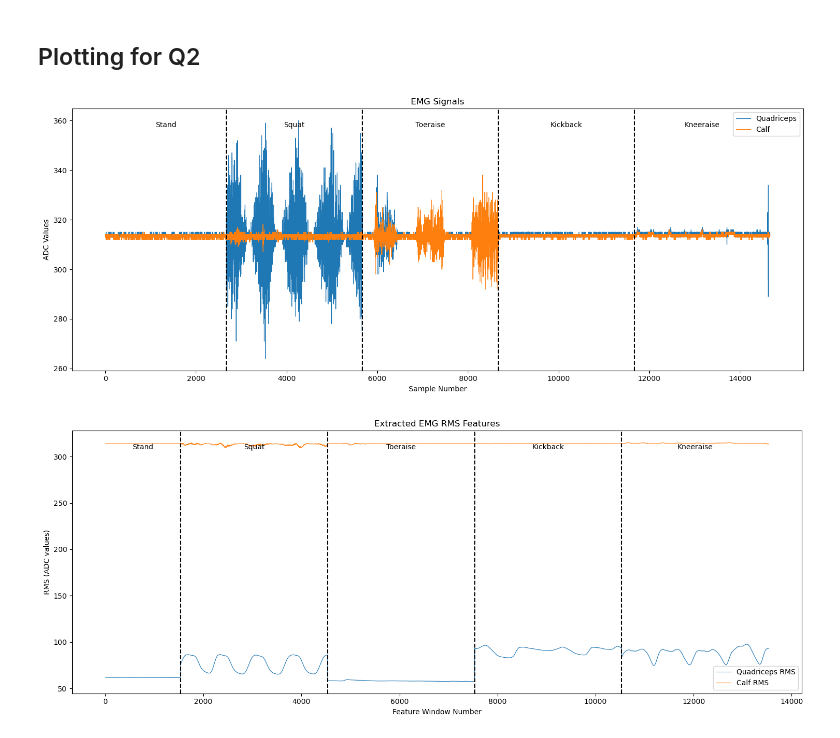
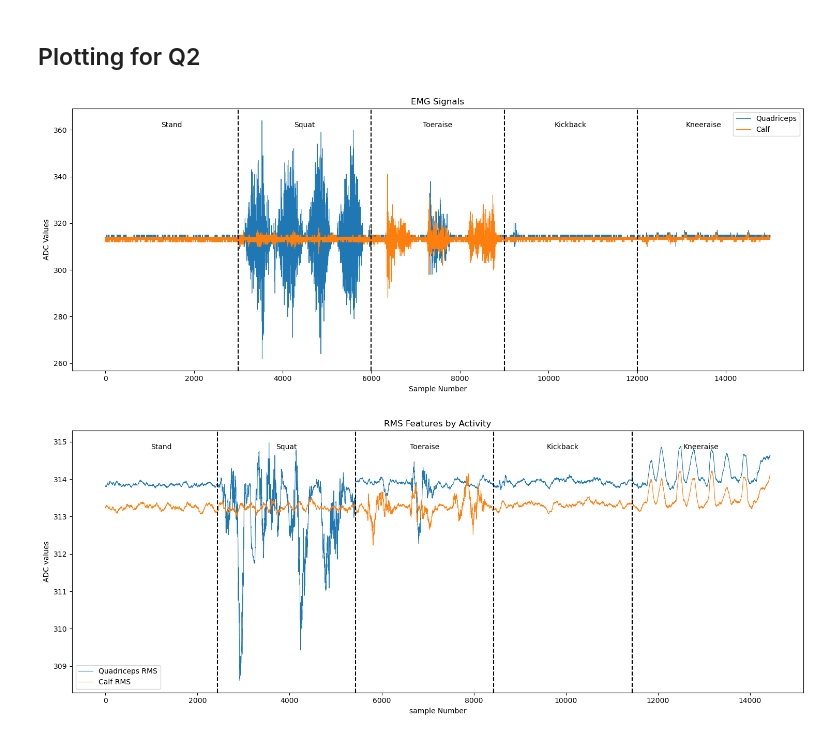
Before and after one commit to groggero/Wearables_Laboratories, a Jupyter notebook: LAB_2/data_movement/movement_lab2.ipynb, the cells around one changed output. Saved outputs shown, nothing was run; the diff lists cells and outputs as text; code cells hidden in the pictures.

Commit message:
Q2 should be done. Need to correct labels but plotting is there already.

```diff
--- a/LAB_2/data_movement/movement_lab2.ipynb
+++ b/LAB_2/data_movement/movement_lab2.ipynb
@@ -458,8 +479,9 @@ activity_names = ["Stand", "Squat", "Toeraise", "Kickback", "Kneeraise"]
 # Number of samples to plot per activity
 n_samples = 3000
 
-# Selecting only the first 3000 samples from each activity
-activity_short = [df.iloc[n_samples:n_samples*2] for df in activity_frames]
+# Selecting only 3000 samples from each activity
+#activity_frames=[df_stand_4col, df_squat_4col, df_toeraise_4col, df_kickback_4col, df_kneeraise_4col]
+activity_short = [df.iloc[n_samples-1000:n_samples*2-1000] for df in activity_frames]
 
 # Concatenate
 df_all = pd.concat(activity_short, ignore_index=True)
@@ -497,52 +519,39 @@ ax.legend()
 plt.tight_layout()
 plt.show()
 # %% [output]
-[figure, old version]
+[figure, new version]
 # %%
-"""
-# Reuse the features and activity labels already extracted above.
-# Columns 0 and 6 are quadriceps RMS and calf RMS, respectively.
-df_rms = pd.DataFrame(
-    train_features_all[:, [0, 6]],
-    columns=["Quadriceps RMS", "Calf RMS"]
-)
-df_rms["Activity"] = train_labels_all
-
-# Match the first Q2 plot's sample interval, accounting for the RMS window.
-activity_ids = [0, 1, 3, 4, 5]
-rms_start = max(0, n_samples - window_size)
-rms_stop = max(0, n_samples * 2 - window_size)
-rms_short = [
-    df_rms.loc[df_rms["Activity"] == activity_id].iloc[rms_start:rms_stop]
-    for activity_id in activity_ids
-]
-df_rms_all = pd.concat(rms_short, ignore_index=True)
-rms_lengths = [len(df) for df in rms_short]
+# Reuse the extracted features: columns 0 and 6 contain EMG RMS.
+activity_names = ["Stand", "Squat", "Toeraise", "Kickback", "Kneeraise"]
+rms_frames = [
+    pd.DataFrame(features[n_samples-1000:n_samples*2-1000, [0, 6]], columns=["Quadriceps RMS", "Calf RMS"])
+    for features in train_features_per_activity
+    ]
+df_rms_all = pd.concat(rms_frames, ignore_index=True)
+rms_lengths = [len(frame) for frame in rms_frames]
 rms_boundaries = np.cumsum(rms_lengths)
 
 fig, ax = plt.subplots(figsize=(15, 6))
 ax.plot(df_rms_all["Quadriceps RMS"], label="Quadriceps RMS", linewidth=0.8)
 ax.plot(df_rms_all["Calf RMS"], label="Calf RMS", linewidth=0.8)
 
 for boundary in rms_boundaries[:-1]:
     ax.axvline(boundary, color="black", linestyle="--")
 
 start = 0
 for name, length in zip(activity_names, rms_lengths):
     if length:
         ax.text(
             start + length / 2, 0.93, name,
-            transform=ax.get_xaxis_transform(),
-            ha="center"
+            transform=ax.get_xaxis_transform(), ha="center"
         )
     start += length
 
-ax.set_title("Extracted EMG RMS Features")
-ax.set_xlabel("Feature Window Number")
-ax.set_ylabel("RMS (ADC values)")
+ax.set_title("RMS Features by Activity")
+ax.set_xlabel("sample Number")
+ax.set_ylabel("ADC values")
 ax.legend()
 plt.tight_layout()
 plt.show()
-"""
 # %% [output]
-[figure, old version]
+[figure, new version]
```
Also changed, not shown: parts of 5 cells of this notebook.
